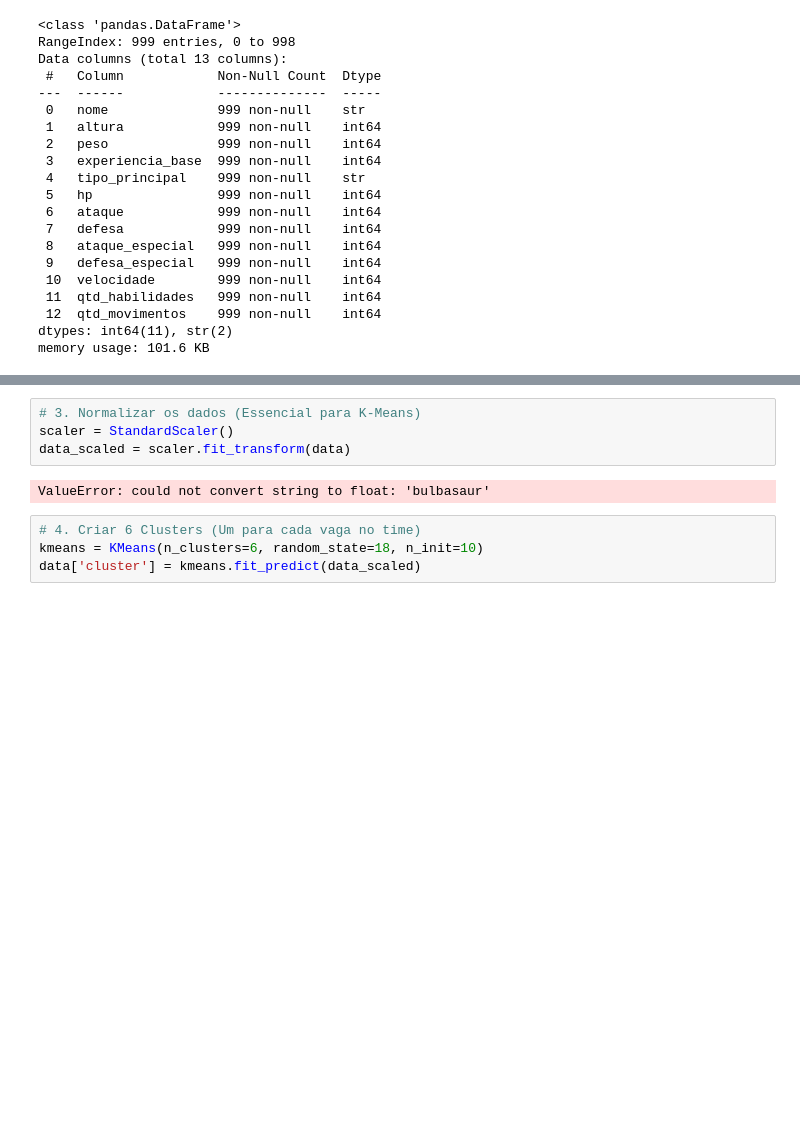
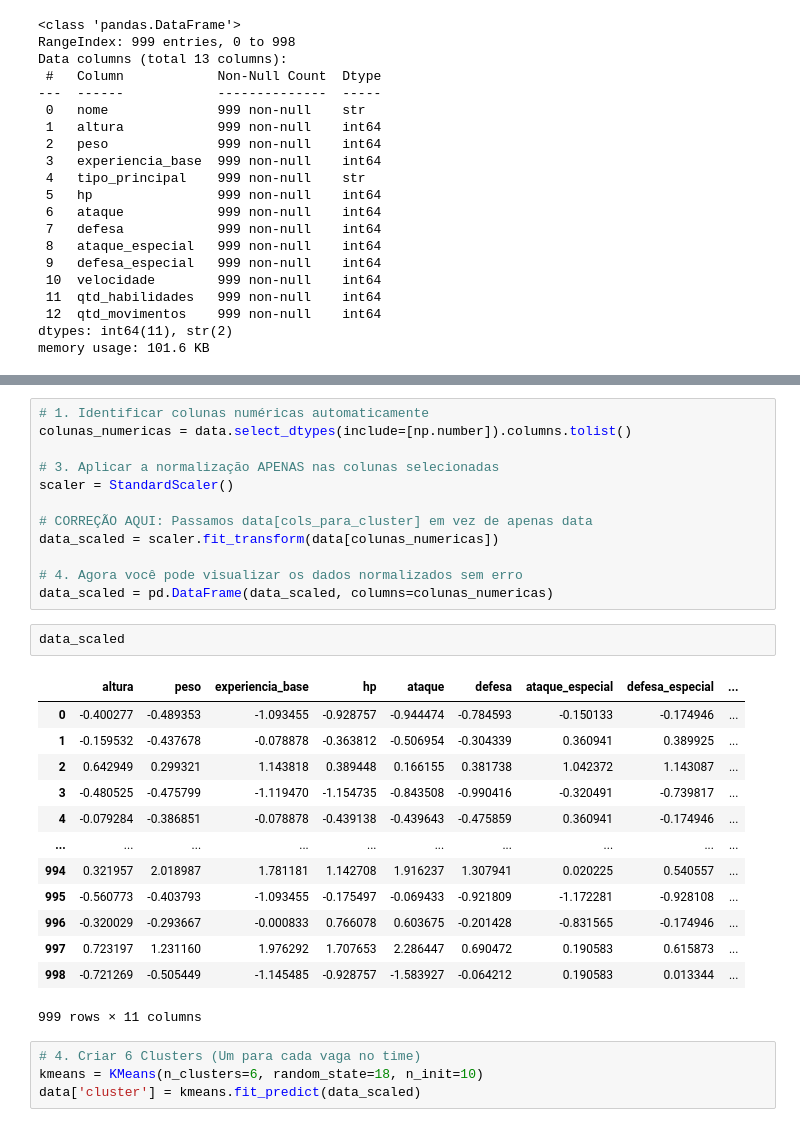
Before and after one commit to vitormunnnizzz/pokemon_cluster, a Jupyter notebook: cluster_pokemon.ipynb, the cells around one changed output, grey strips where cells are left out. Cells and saved outputs as stored; diff of their text form; blank space fills up the shorter version.

```diff
--- a/cluster_pokemon.ipynb
+++ b/cluster_pokemon.ipynb
@@ -61,11 +61,33 @@ data.describe()
 | 75% | 15.000000 | 660.500000 | 182.000000 | 82.000000 | 100.000000 | 90.000000 | 90.000000 | 85.000000 | ... |
 | max | 200.000000 | 9999.000000 | 608.000000 | 255.000000 | 181.000000 | 230.000000 | 173.000000 | 230.000000 | ... |
 # %%
-# 3. Normalizar os dados (Essencial para K-Means)
+# 1. Identificar colunas numéricas automaticamente
+colunas_numericas = data.select_dtypes(include=[np.number]).columns.tolist()
+
+# 3. Aplicar a normalização APENAS nas colunas selecionadas
 scaler = StandardScaler()
-data_scaled = scaler.fit_transform(data)
+
+# CORREÇÃO AQUI: Passamos data[cols_para_cluster] em vez de apenas data
+data_scaled = scaler.fit_transform(data[colunas_numericas])
+
+# 4. Agora você pode visualizar os dados normalizados sem erro
+data_scaled = pd.DataFrame(data_scaled, columns=colunas_numericas)
-# %% [output]
-ValueError: could not convert string to float: 'bulbasaur'
+# %%
+data_scaled
+# %% [output]
+|  | altura | peso | experiencia_base | hp | ataque | defesa | ataque_especial | defesa_especial | ... |
+| 0 | -0.400277 | -0.489353 | -1.093455 | -0.928757 | -0.944474 | -0.784593 | -0.150133 | -0.174946 | ... |
+| 1 | -0.159532 | -0.437678 | -0.078878 | -0.363812 | -0.506954 | -0.304339 | 0.360941 | 0.389925 | ... |
+| 2 | 0.642949 | 0.299321 | 1.143818 | 0.389448 | 0.166155 | 0.381738 | 1.042372 | 1.143087 | ... |
+| 3 | -0.480525 | -0.475799 | -1.119470 | -1.154735 | -0.843508 | -0.990416 | -0.320491 | -0.739817 | ... |
+| 4 | -0.079284 | -0.386851 | -0.078878 | -0.439138 | -0.439643 | -0.475859 | 0.360941 | -0.174946 | ... |
+| ... | ... | ... | ... | ... | ... | ... | ... | ... | ... |
+| 994 | 0.321957 | 2.018987 | 1.781181 | 1.142708 | 1.916237 | 1.307941 | 0.020225 | 0.540557 | ... |
+| 995 | -0.560773 | -0.403793 | -1.093455 | -0.175497 | -0.069433 | -0.921809 | -1.172281 | -0.928108 | ... |
+| 996 | -0.320029 | -0.293667 | -0.000833 | 0.766078 | 0.603675 | -0.201428 | -0.831565 | -0.174946 | ... |
+| 997 | 0.723197 | 1.231160 | 1.976292 | 1.707653 | 2.286447 | 0.690472 | 0.190583 | 0.615873 | ... |
+| 998 | -0.721269 | -0.505449 | -1.145485 | -0.928757 | -1.583927 | -0.064212 | 0.190583 | 0.013344 | ... |
+999 rows × 11 columns
 # %%
 # 4. Criar 6 Clusters (Um para cada vaga no time)
 kmeans = KMeans(n_clusters=6, random_state=18, n_init=10)
```
Also changed, not shown: parts of 3 cells of this notebook.
